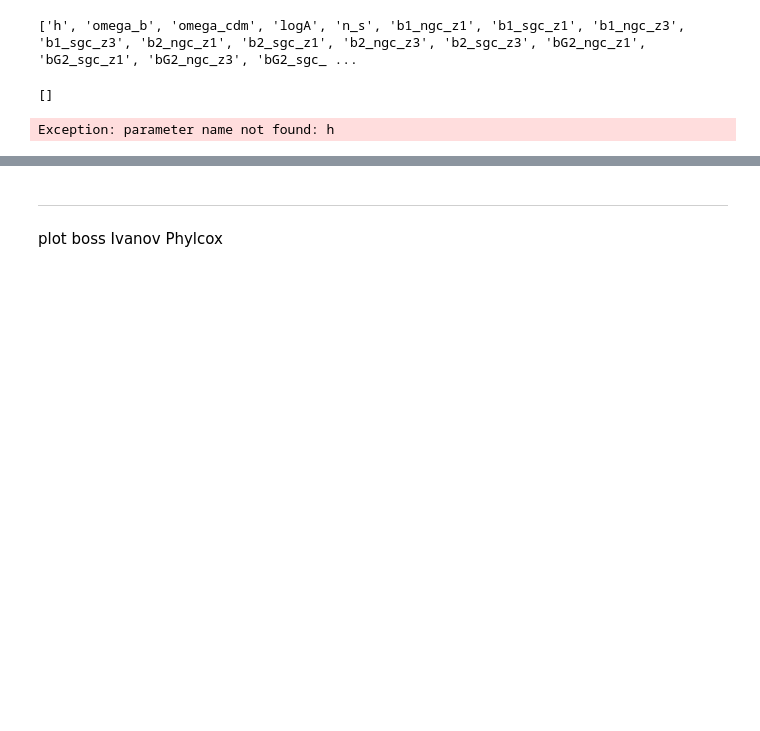
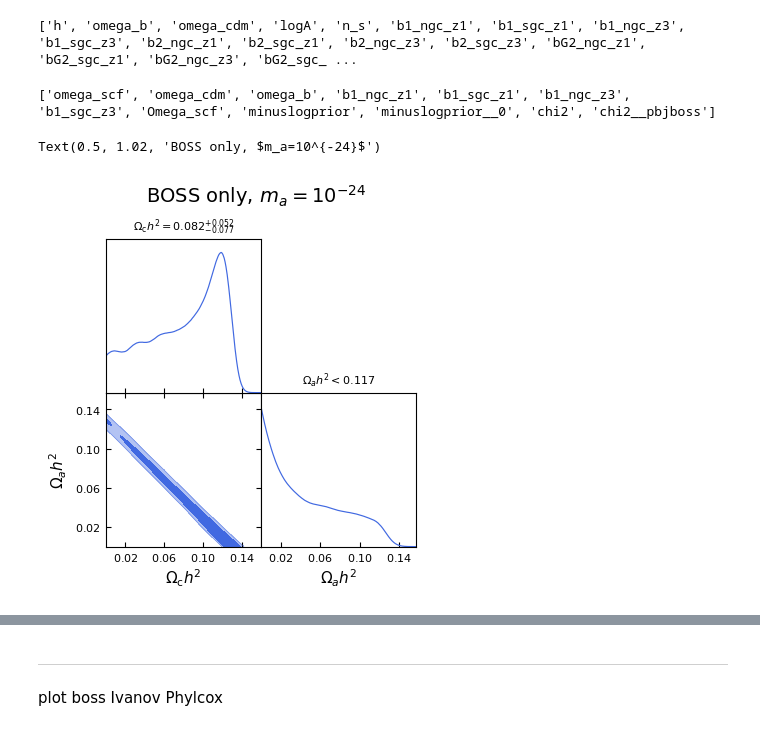
Before and after one commit to fverd/cobaya, a Jupyter notebook: FRA/analyze-chain.ipynb, the cells around one changed output, grey strips where cells are left out. Drawn from its saved outputs; the diff is of its cells as text; code cells hidden in the pictures; blank space fills up the shorter version.

```diff
--- a/FRA/analyze-chain.ipynb
+++ b/FRA/analyze-chain.ipynb
@@ -16,25 +16,26 @@ boss_planck.label='Planck + BOSS'
 # %% [output]
 ['h', 'omega_b', 'omega_cdm', 'logA', 'n_s', 'b1_ngc_z1', 'b1_sgc_z1', 'b1_ngc_z3', 'b1_sgc_z3', 'b2_ngc_z1', 'b2_sgc_z1', 'b2_ngc_z3', 'b2_sgc_z3', 'bG2_ngc_z1', 'bG2_sgc_z1', 'bG2_ngc_z3', 'bG2_sgc_ ...
 # %%
-boss_fx = load_samples('/home/fverdian/cobaya/chains-grids/NObx_CMBpriors/base_kJ0p45/boss/base_kJ0p45_boss', to_getdist=True)
-boss_fx.label=r'without $b_\chi$'
-p=boss_fx.getParams()
-boss_fx.addDerived(p.omega_chi*93.14, name='M', label=r'Mnu', range=[0.,None])
-# print([pn.name for pn in boss_planck.paramNames.names])
+chain1 = load_samples('/home/fverdian/cobaya/chains/axclass_24_new/chain', to_getdist=True)
+chain1.label=r'1'
+# p=chain1.getParams()
+# boss_fx.addDerived(p.omega_chi*93.14, name='M', label=r'Mnu', range=[0.,None])
+print([pn.name for pn in chain1.paramNames.names])
 
-boss_br = load_samples('/home/fverdian/cobaya/chains/AxiCLASSasnu/chain', to_getdist=True)
+# chain2 = load_samples('/home/fverdian/cobaya/chains/AxiCLASSasnu/chain', to_getdist=True)
+# chain2.label=r'$m_a=10^{-26}$'
+# print([pn.name for pn in boss_br.paramNames.names])
 
-boss_br.label=r'with $b_\chi$'
-print([pn.name for pn in boss_br.paramNames.names])
-
-pars_toplot =['h','omega_cdm','Omega_scf',]
+pars_toplot =['omega_cdm','omega_scf']
 gdplot = gdplt.get_subplot_plotter()
 gdplot.settings.linewidth=1.5
 gdplot.settings.legend_fontsize=15
 
-gdplot.triangle_plot([boss_br],  pars_toplot, contour_colors=['royalblue','k'], title_limit=2, filled=True)
+gdplot.triangle_plot([chain1],  pars_toplot, contour_colors=['royalblue','k'], title_limit=2, filled=True)
 # gdplot.finish_plot(no_tight=True)
+gdplot.fig.text(0.5, 1.02, r'BOSS only, $m_a=10^{-24}$', ha='center', va='top', fontsize=14)
 # %% [output]
-[]
+['omega_scf', 'omega_cdm', 'omega_b', 'b1_ngc_z1', 'b1_sgc_z1', 'b1_ngc_z3', 'b1_sgc_z3', 'Omega_scf', 'minuslogprior', 'minuslogprior__0', 'chi2', 'chi2__pbjboss']
-Exception: parameter name not found: h
+Text(0.5, 1.02, 'BOSS only, $m_a=10^{-24}$')
+[figure, added]
 # %%
```
Also changed, not shown: parts of 3 cells of this notebook, 15 other files.
